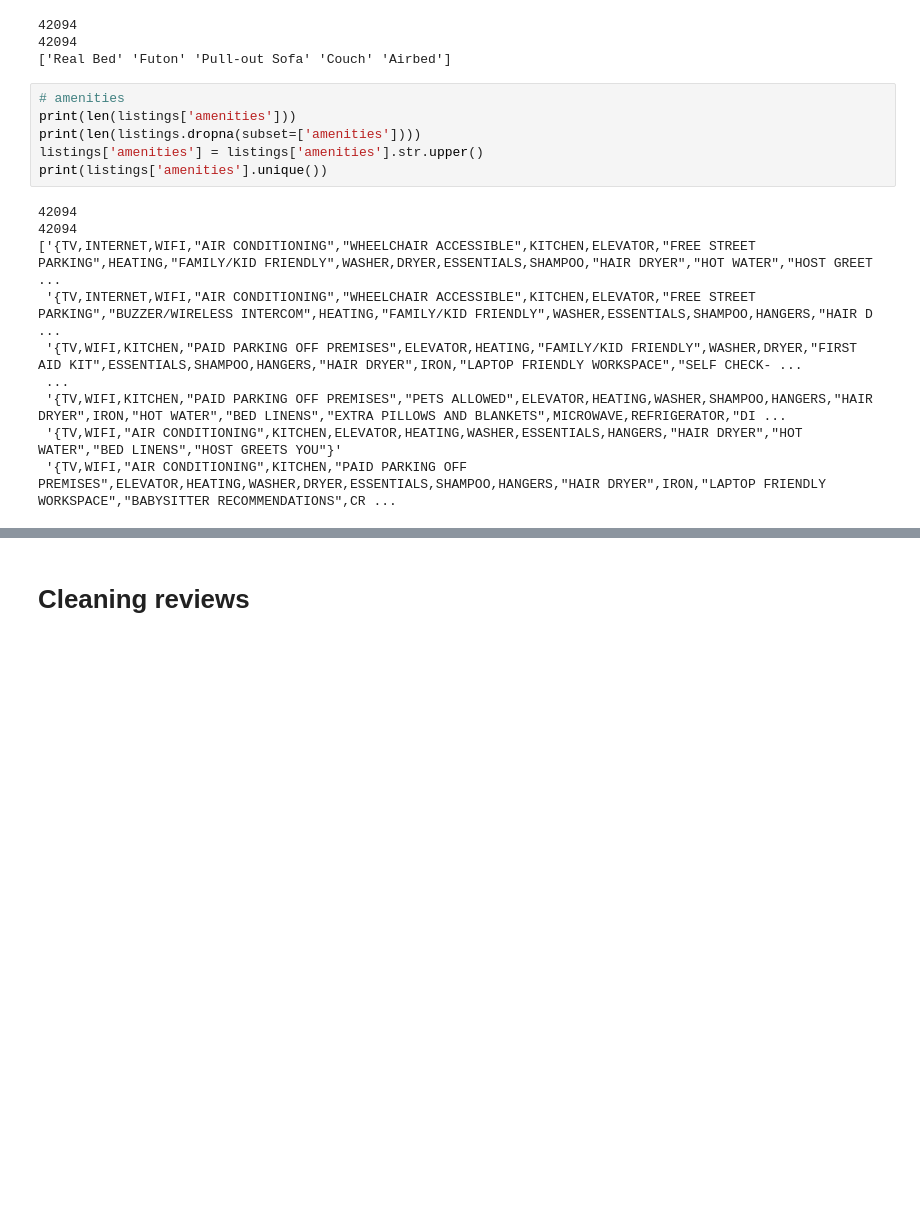
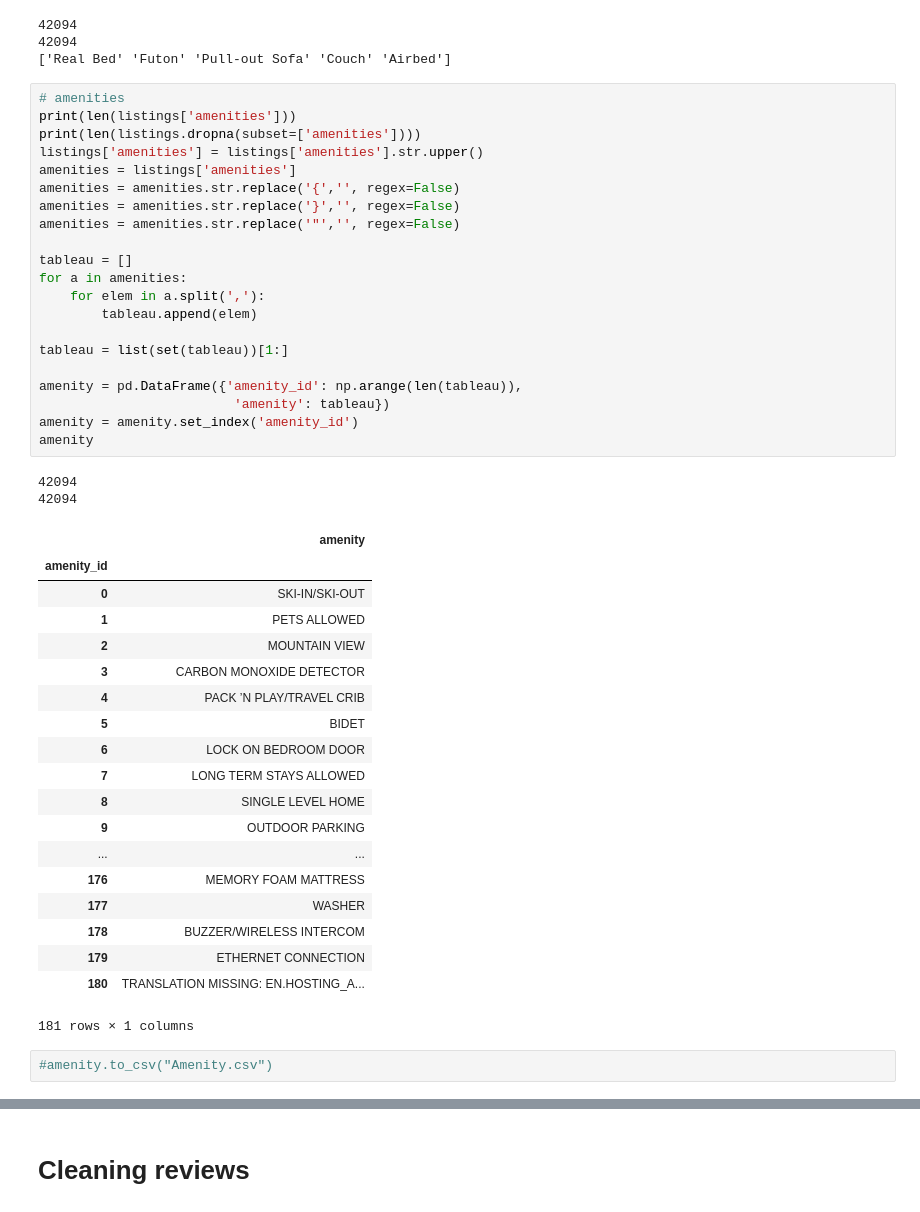
Before and after one commit to vquelque/DbProject, a Jupyter notebook: Cleaned_datas.ipynb, the cells around one changed output, grey strips where cells are left out. Cells and saved outputs as stored; diff of their text form; blank space fills up the shorter version.

Commit message:
Normalize amenities

```diff
--- a/Cleaned_datas.ipynb
+++ b/Cleaned_datas.ipynb
@@ -776,19 +794,48 @@ print(listings['bed_type'].unique())
 42094
 42094
 ['Real Bed' 'Futon' 'Pull-out Sofa' 'Couch' 'Airbed']
-# %%
-# amenities
-print(len(listings['amenities']))
-print(len(listings.dropna(subset=['amenities'])))
-listings['amenities'] = listings['amenities'].str.upper()
-print(listings['amenities'].unique())
-# %% [output]
-42094
-42094
-['{TV,INTERNET,WIFI,"AIR CONDITIONING","WHEELCHAIR ACCESSIBLE",KITCHEN,ELEVATOR,"FREE STREET PARKING",HEATING,"FAMILY/KID FRIENDLY",WASHER,DRYER,ESSENTIALS,SHAMPOO,"HAIR DRYER","HOT WATER","HOST GREET ...
- '{TV,INTERNET,WIFI,"AIR CONDITIONING","WHEELCHAIR ACCESSIBLE",KITCHEN,ELEVATOR,"FREE STREET PARKING","BUZZER/WIRELESS INTERCOM",HEATING,"FAMILY/KID FRIENDLY",WASHER,ESSENTIALS,SHAMPOO,HANGERS,"HAIR D ...
- '{TV,WIFI,KITCHEN,"PAID PARKING OFF PREMISES",ELEVATOR,HEATING,"FAMILY/KID FRIENDLY",WASHER,DRYER,"FIRST AID KIT",ESSENTIALS,SHAMPOO,HANGERS,"HAIR DRYER",IRON,"LAPTOP FRIENDLY WORKSPACE","SELF CHECK- ...
- ...
- '{TV,WIFI,KITCHEN,"PAID PARKING OFF PREMISES","PETS ALLOWED",ELEVATOR,HEATING,WASHER,SHAMPOO,HANGERS,"HAIR DRYER",IRON,"HOT WATER","BED LINENS","EXTRA PILLOWS AND BLANKETS",MICROWAVE,REFRIGERATOR,"DI ...
- '{TV,WIFI,"AIR CONDITIONING",KITCHEN,ELEVATOR,HEATING,WASHER,ESSENTIALS,HANGERS,"HAIR DRYER","HOT WATER","BED LINENS","HOST GREETS YOU"}'
- '{TV,WIFI,"AIR CONDITIONING",KITCHEN,"PAID PARKING OFF PREMISES",ELEVATOR,HEATING,WASHER,DRYER,ESSENTIALS,SHAMPOO,HANGERS,"HAIR DRYER",IRON,"LAPTOP FRIENDLY WORKSPACE","BABYSITTER RECOMMENDATIONS",CR ...
+# %%
+# amenities
+print(len(listings['amenities']))
+print(len(listings.dropna(subset=['amenities'])))
+listings['amenities'] = listings['amenities'].str.upper()
+amenities = listings['amenities']
+amenities = amenities.str.replace('{','', regex=False)
+amenities = amenities.str.replace('}','', regex=False)
+amenities = amenities.str.replace('"','', regex=False)
+
+tableau = []
+for a in amenities:
+    for elem in a.split(','):
+        tableau.append(elem)
+
+tableau = list(set(tableau))[1:]
+
+amenity = pd.DataFrame({'amenity_id': np.arange(len(tableau)),
+                         'amenity': tableau})
+amenity = amenity.set_index('amenity_id')
+amenity
+# %% [output]
+42094
+42094
+|  | amenity |
+| amenity_id |  |
+| 0 | SKI-IN/SKI-OUT |
+| 1 | PETS ALLOWED |
+| 2 | MOUNTAIN VIEW |
+| 3 | CARBON MONOXIDE DETECTOR |
+| 4 | PACK ’N PLAY/TRAVEL CRIB |
+| 5 | BIDET |
+| 6 | LOCK ON BEDROOM DOOR |
+| 7 | LONG TERM STAYS ALLOWED |
+| 8 | SINGLE LEVEL HOME |
+| 9 | OUTDOOR PARKING |
+| ... | ... |
+| 176 | MEMORY FOAM MATTRESS |
+| 177 | WASHER |
+| 178 | BUZZER/WIRELESS INTERCOM |
+| 179 | ETHERNET CONNECTION |
+| 180 | TRANSLATION MISSING: EN.HOSTING_A... |
+181 rows × 1 columns
+# %%
+#amenity.to_csv("Amenity.csv")
```
Also changed, not shown: parts of 47 cells of this notebook.
